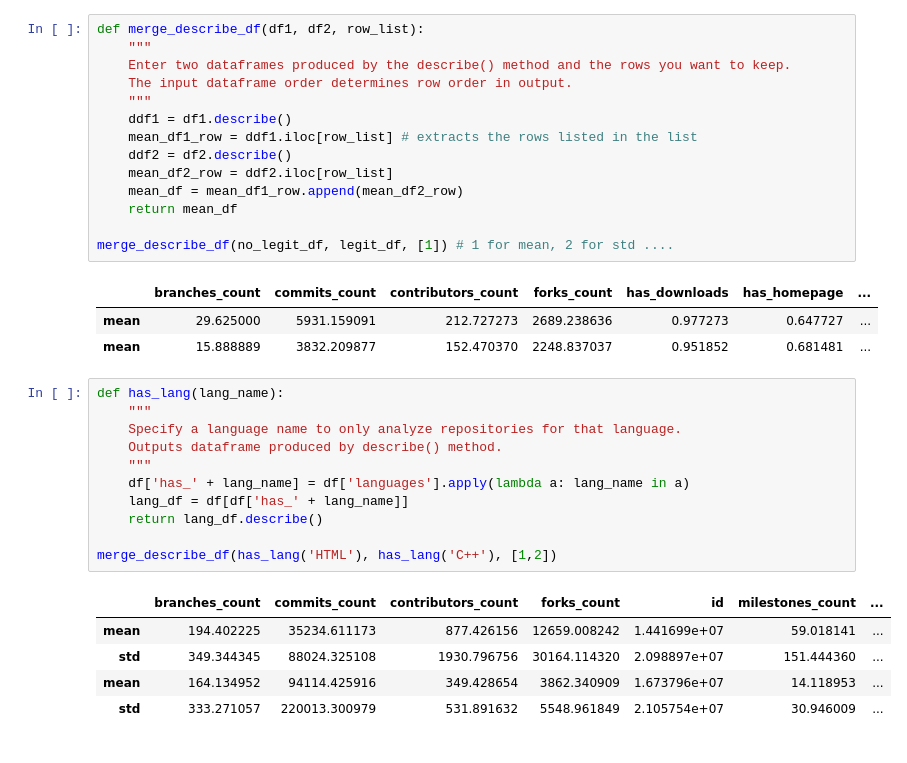
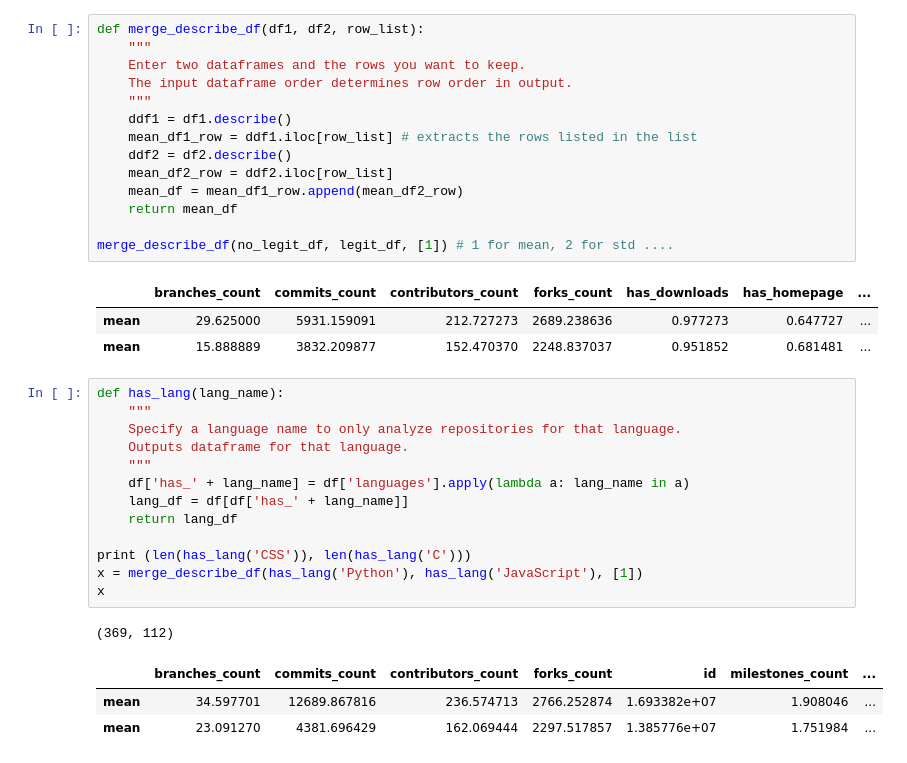
Before and after one commit to him229/star-wars, a Jupyter notebook: analysis.ipynb, the cells around one changed output. Drawn from its saved outputs; the diff is of its cells as text.

Commit message:
merged_func

```diff
--- a/analysis.ipynb
+++ b/analysis.ipynb
@@ -206,7 +206,7 @@ legit_df.describe()
 # %%
 def merge_describe_df(df1, df2, row_list):
     """
-    Enter two dataframes produced by the describe() method and the rows you want to keep.
+    Enter two dataframes and the rows you want to keep.
     The input dataframe order determines row order in output.
     """
     ddf1 = df1.describe()
@@ -224,17 +224,18 @@ merge_describe_df(no_legit_df, legit_df, [1]) # 1 for mean, 2 for std ....
 # %%
 def has_lang(lang_name):
     """
     Specify a language name to only analyze repositories for that language.
-    Outputs dataframe produced by describe() method.
+    Outputs dataframe for that language.
     """
     df['has_' + lang_name] = df['languages'].apply(lambda a: lang_name in a)
     lang_df = df[df['has_' + lang_name]]
-    return lang_df.describe()
+    return lang_df
 
-merge_describe_df(has_lang('HTML'), has_lang('C++'), [1,2])
+print (len(has_lang('CSS')), len(has_lang('C')))
+x = merge_describe_df(has_lang('Python'), has_lang('JavaScript'), [1])
+x
 # %% [output]
+(369, 112)
 |  | branches_count | commits_count | contributors_count | forks_count | id | milestones_count | ... |
-| mean | 194.402225 | 35234.611173 | 877.426156 | 12659.008242 | 1.441699e+07 | 59.018141 | ... |
-| std | 349.344345 | 88024.325108 | 1930.796756 | 30164.114320 | 2.098897e+07 | 151.444360 | ... |
-| mean | 164.134952 | 94114.425916 | 349.428654 | 3862.340909 | 1.673796e+07 | 14.118953 | ... |
-| std | 333.271057 | 220013.300979 | 531.891632 | 5548.961849 | 2.105754e+07 | 30.946009 | ... |
+| mean | 34.597701 | 12689.867816 | 236.574713 | 2766.252874 | 1.693382e+07 | 1.908046 | ... |
+| mean | 23.091270 | 4381.696429 | 162.069444 | 2297.517857 | 1.385776e+07 | 1.751984 | ... |
```
Also changed, not shown: parts of 1 cell of this notebook.
